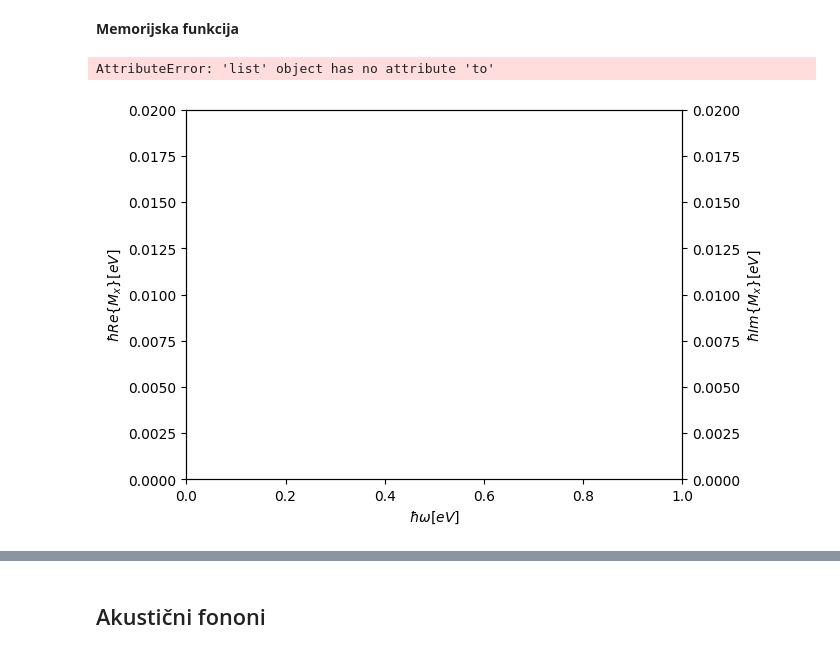
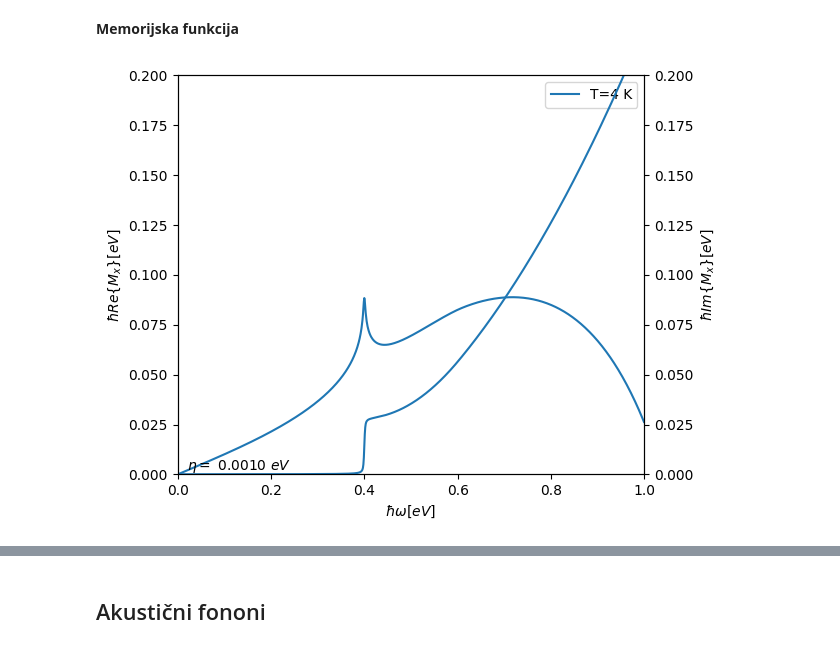
Before and after one commit to ppapac/24112024_memfn, a Jupyter notebook: MemoryDirac3D_usingTQ_070725.ipynb, the cells around one changed output, grey strips where cells are left out. Saved outputs shown, nothing was run; the diff lists cells and outputs as text; code cells hidden in the pictures.

```diff
--- a/MemoryDirac3D_usingTQ_070725.ipynb
+++ b/MemoryDirac3D_usingTQ_070725.ipynb
@@ -93,9 +92,14 @@ def eps(K):
 
 def eff_concetration(T):
     def integrand(k):
-        return d_fermi_dirac(eps(k), Ef, T) * k**2
+        return 2 / hbar / vf / a**2 * fermi_dirac(eps(k), Ef, T) * k
 
-    integral = tp.integrate(
-        integrand, dim=1, N=10**6, integration_domain=torch.Tensor([[0, Kf_max]])
+    return (
+        4
+        * pi
+        / 3
+        * 2
+        / (2 * pi) ** 3
+        * vf**2
+        * integrate.quad(integrand, 0, Kf_max, limit=80000)[0]
     )
-    return 4 * pi / 3 * 2 / (2 * pi) ** 3 * vf**2 * integral
@@ -237,7 +216,7 @@ def ss_sum_part(K_, K, hbar_w, hbar_w_ph, T, u, eta):
     sum = 0
     for s1, s2 in itertools.product([-1, 1], [-1, 1]):
         sum = sum + summand(s1, s2)
-    return sum * K**2 * K_**2 * d_fermi_dirac(eps(K_), Ef, T) * (1 / 3 * vf**2)
+    return sum * K**2 * K_**2 * d_fermi_dirac(eps(K_), Ef, T)
 
 
 def ss_sum_real(K_, K, hbar_w, hbar_w_ph, T, u, eta):
@@ -259,18 +238,27 @@ def mem_fn_op(ss_sum_fn, hbar_w, hbar_w_ph, u, T, eta):
     )
 
     return (
-        -G_op2 * integral_k_k_ / (2 * pi) ** 2 * 2 / (2 * pi) ** 2 * 2
+        (1 / eff_concetration(T) / a**3 * 2 / (2 * pi) ** 3 * 4 * pi / 3 * vf**2)
+        * (-G_op2 * 1 / (2 * pi) ** 2 * 2)
+        * integral_k_k_
     )  # one factor 2 for 4\pi
 # %%
-fig, *axs = setup_plot(x_lim=[0, 1], y_lim=[0, 0.02])
+fig, *axs = setup_plot(x_lim=[0, 1], y_lim=[0, 0.2])
 integrals = calculate_integral_points(
     mem_fn_op, ss_sum_real, ss_sum_imag, hbar_w_op, T=T_0
 )
-arrays_to_csv(ws_0, integrals[0].to("cpu"), f"op, real, T={T_0}K, eta={eta_0}eV")
-arrays_to_csv(ws_0, integrals[1].to("cpu"), f"op, imag, T={T_0}K, eta={eta_0}eV")
+arrays_to_csv(
+    np.array(ws_0.to("cpu")),
+    np.array(integrals[0]),
+    f"op, real, T={T_0}K, eta={eta_0}eV",
+)
+arrays_to_csv(
+    np.array(ws_0.to("cpu")),
+    list(np.array(integrals[1])),
+    f"op, imag, T={T_0}K, eta={eta_0}eV",
+)
 plot_real_and_imag_result(*axs, *integrals, T=T_0)
 axs[0].legend(loc="best")
 fig.tight_layout()
 # %% [output]
-AttributeError: 'list' object has no attribute 'to'
-[figure, old version]
+[figure, new version]
```
Also changed, not shown: parts of 13 cells of this notebook, 7 other files.
